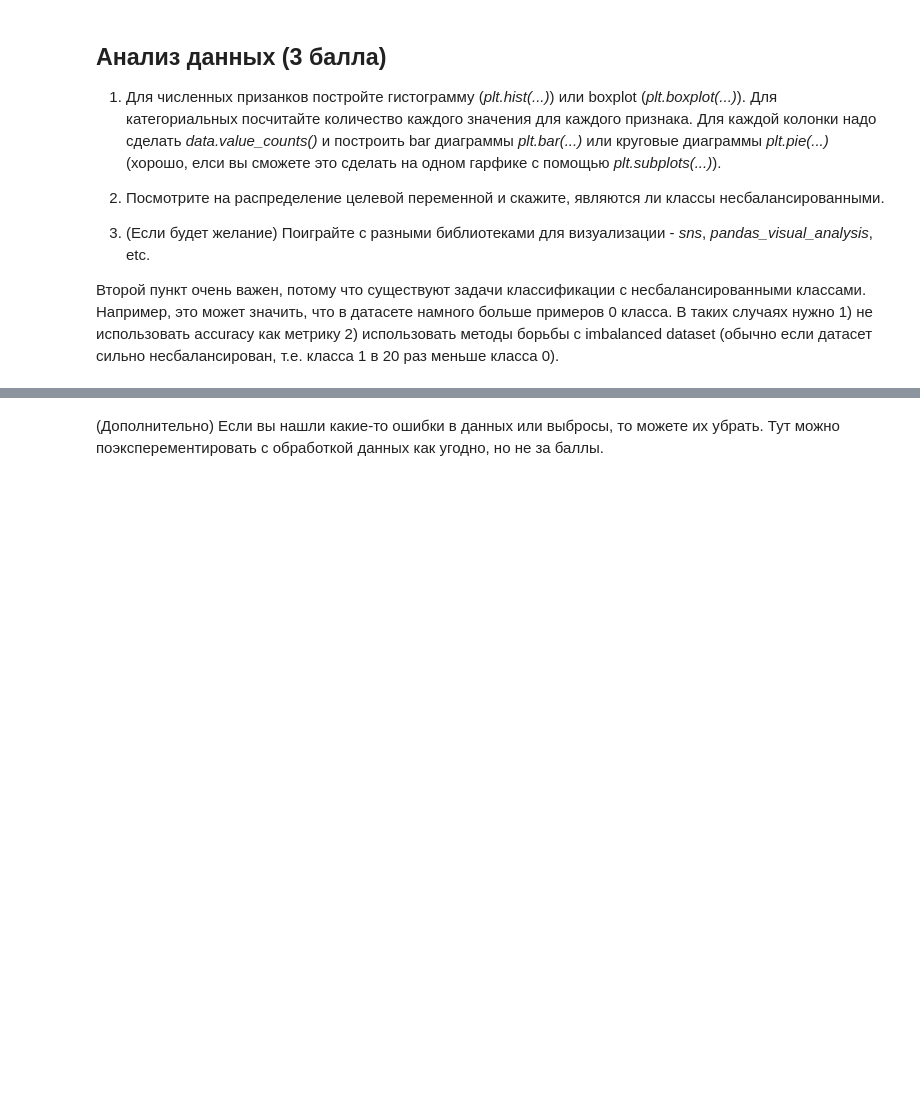
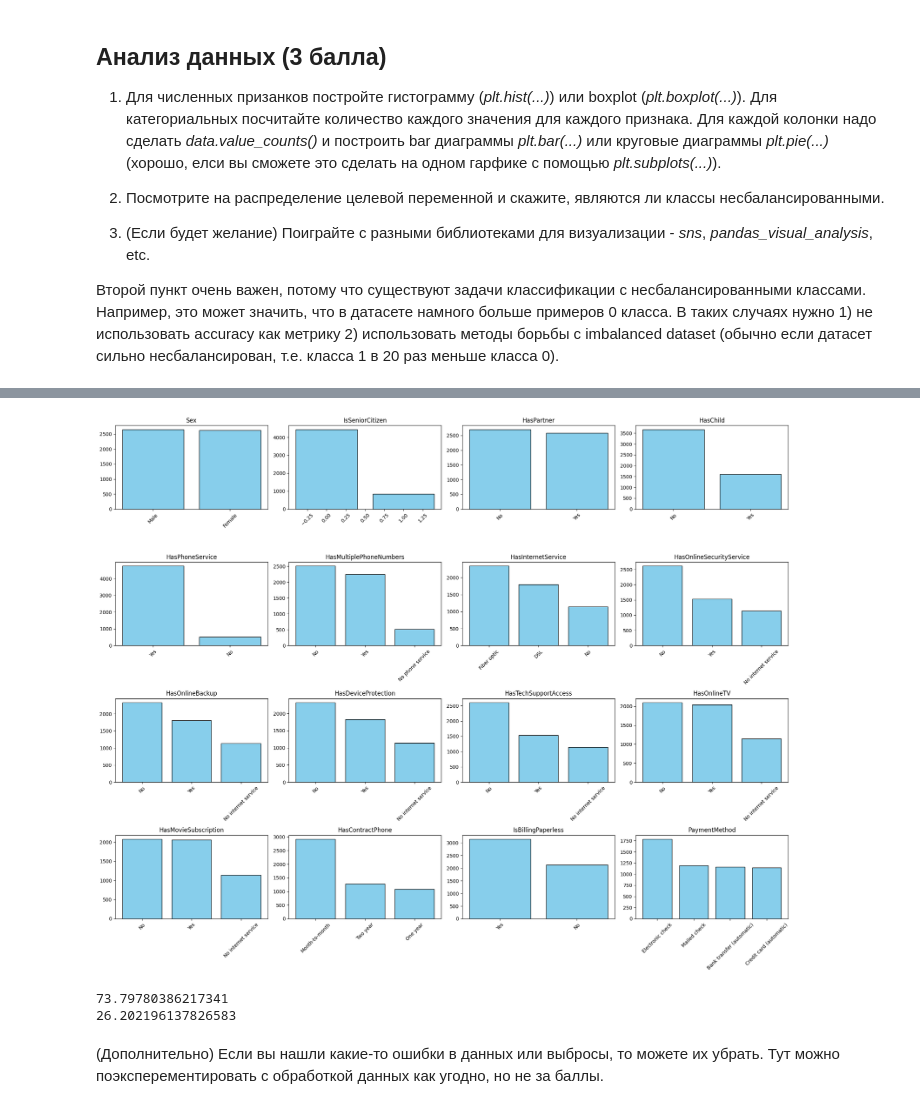
Before and after one commit to sxssbw/dl_sem_1_fall, a Jupyter notebook: week_03_composition_model_selection/Homework/hw_3_kaggle.ipynb, the cells around one changed output, grey strips where cells are left out. Cells and saved outputs as stored; diff of their text form; code cells hidden in the pictures; blank space fills up the shorter version.

```diff
--- a/week_03_composition_model_selection/Homework/hw_3_kaggle.ipynb
+++ b/week_03_composition_model_selection/Homework/hw_3_kaggle.ipynb
@@ -245,3 +248,26 @@ memory usage: 825.4+ KB
+# %%
+fig, axes = plt.subplots(4, 4, figsize=(20, 16))
+axes = axes.flatten()
+
+for i, col in enumerate(cat_cols):
+    counts = data[col].value_counts()
+
+    axes[i].bar(counts.index, counts.values, color='skyblue', edgecolor='black')
+    axes[i].set_title(col, fontsize=12)
+
+    axes[i].tick_params(axis='x', rotation=45)
+
+plt.tight_layout()
+plt.show()
+# %% [output]
+[figure, added]
+# %%
+print(((data['Churn'] == 0).sum()/len(data))*100) # процент оставшихся
+print(((data['Churn'] == 1).sum()/len(data))*100) # процент ушедших
+#то есть классы несбалансированы
+# %% [output]
+73.79780386217341
+26.202196137826583
 # %% [markdown]
 (Дополнительно) Если вы нашли какие-то ошибки в данных или выбросы, то можете их убрать. Тут можно поэксперементировать с обработкой данных как угодно, но не за баллы.
 # %%
```
Also changed, not shown: parts of 20 cells of this notebook.
